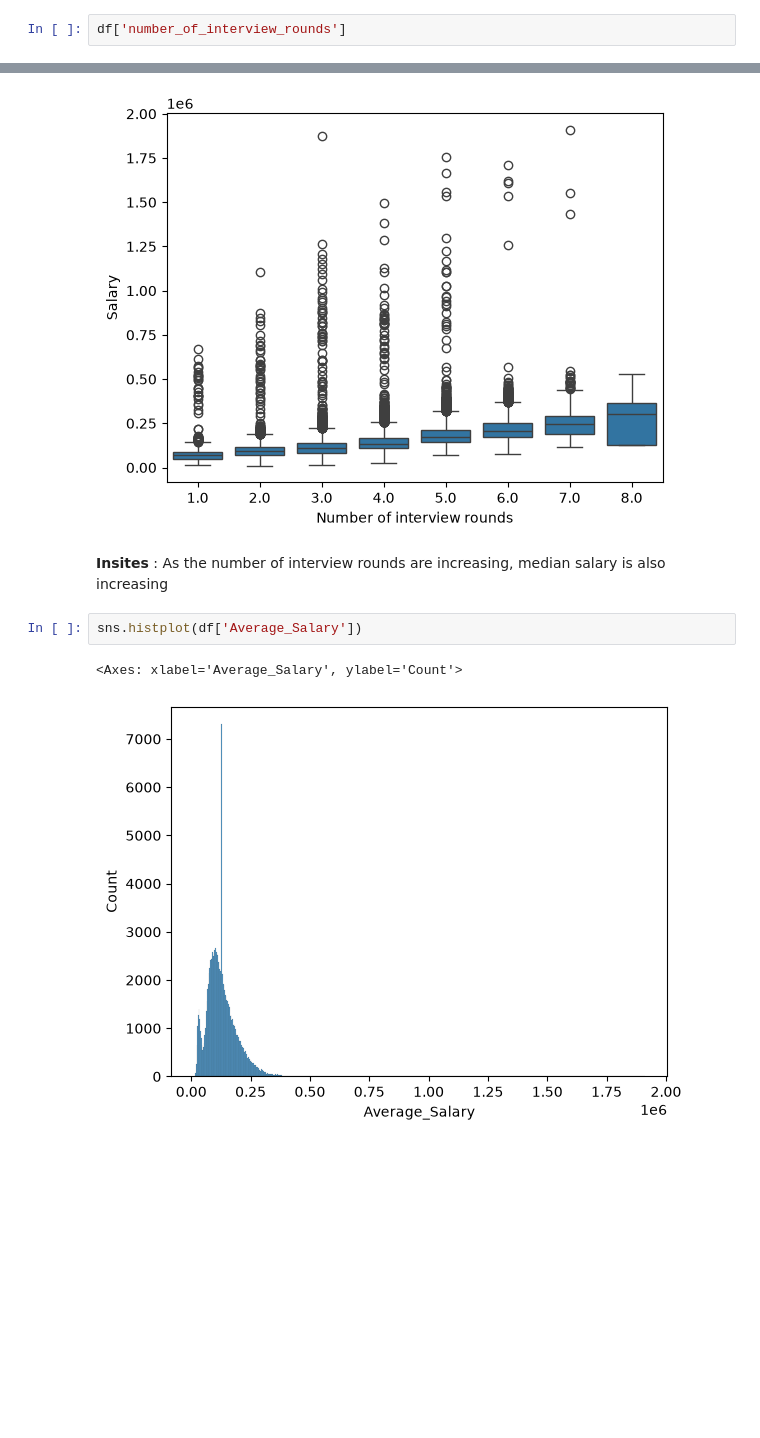
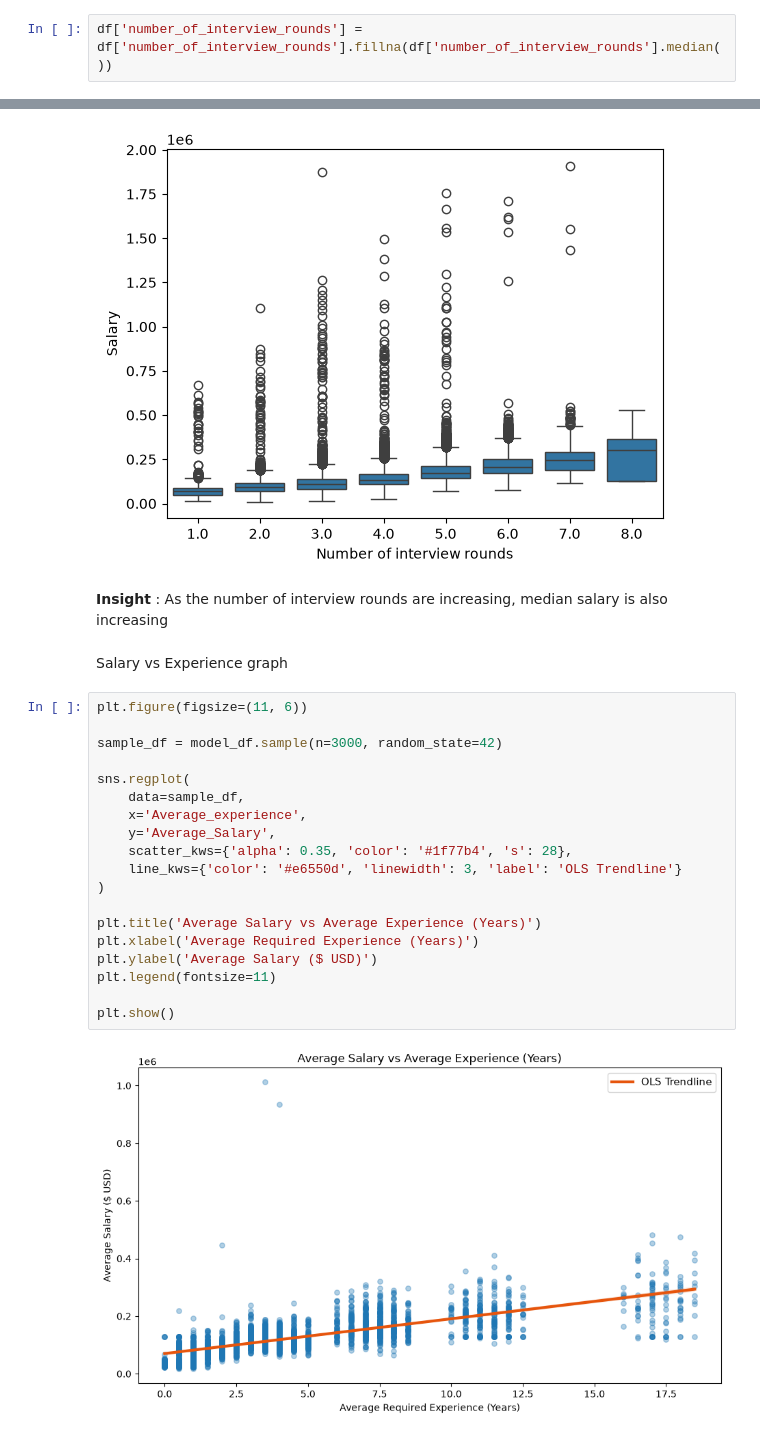
Before and after one commit to anshulbaisoya82-ux/Task-2-, a Jupyter notebook: Salary.ipynb, the cells around one changed output, grey strips where cells are left out. Drawn from its saved outputs; the diff is of its cells as text; blank space fills up the shorter version.

```diff
--- a/Salary.ipynb
+++ b/Salary.ipynb
@@ -152,4 +152,4 @@ df['Average_experience']
 114999     4.5
 Name: Average_experience, Length: 115000, dtype: float64
 # %%
-df['number_of_interview_rounds']
+df['number_of_interview_rounds'] = df['number_of_interview_rounds'].fillna(df['number_of_interview_rounds'].median())
@@ -378,9 +367,27 @@ plt.show()
 # %% [output]
 [figure]
 # %% [markdown]
-**Insites** : As the number of interview rounds are increasing, median salary is also increasing
+**Insight** : As the number of interview rounds are increasing, median salary is also increasing
-# %%
-sns.histplot(df['Average_Salary'])
-# %% [output]
-<Axes: xlabel='Average_Salary', ylabel='Count'>
-[figure, removed]
+# %% [markdown]
+Salary vs Experience graph
+# %%
+plt.figure(figsize=(11, 6))
+
+sample_df = model_df.sample(n=3000, random_state=42)
+
+sns.regplot(
+    data=sample_df,
+    x='Average_experience',
+    y='Average_Salary',
+    scatter_kws={'alpha': 0.35, 'color': '#1f77b4', 's': 28},
+    line_kws={'color': '#e6550d', 'linewidth': 3, 'label': 'OLS Trendline'}
+)
+
+plt.title('Average Salary vs Average Experience (Years)')
+plt.xlabel('Average Required Experience (Years)')
+plt.ylabel('Average Salary ($ USD)')
+plt.legend(fontsize=11)
+
+plt.show()
+# %% [output]
+[figure, added]
```
Also changed, not shown: parts of 28 cells of this notebook, 1 other file.
